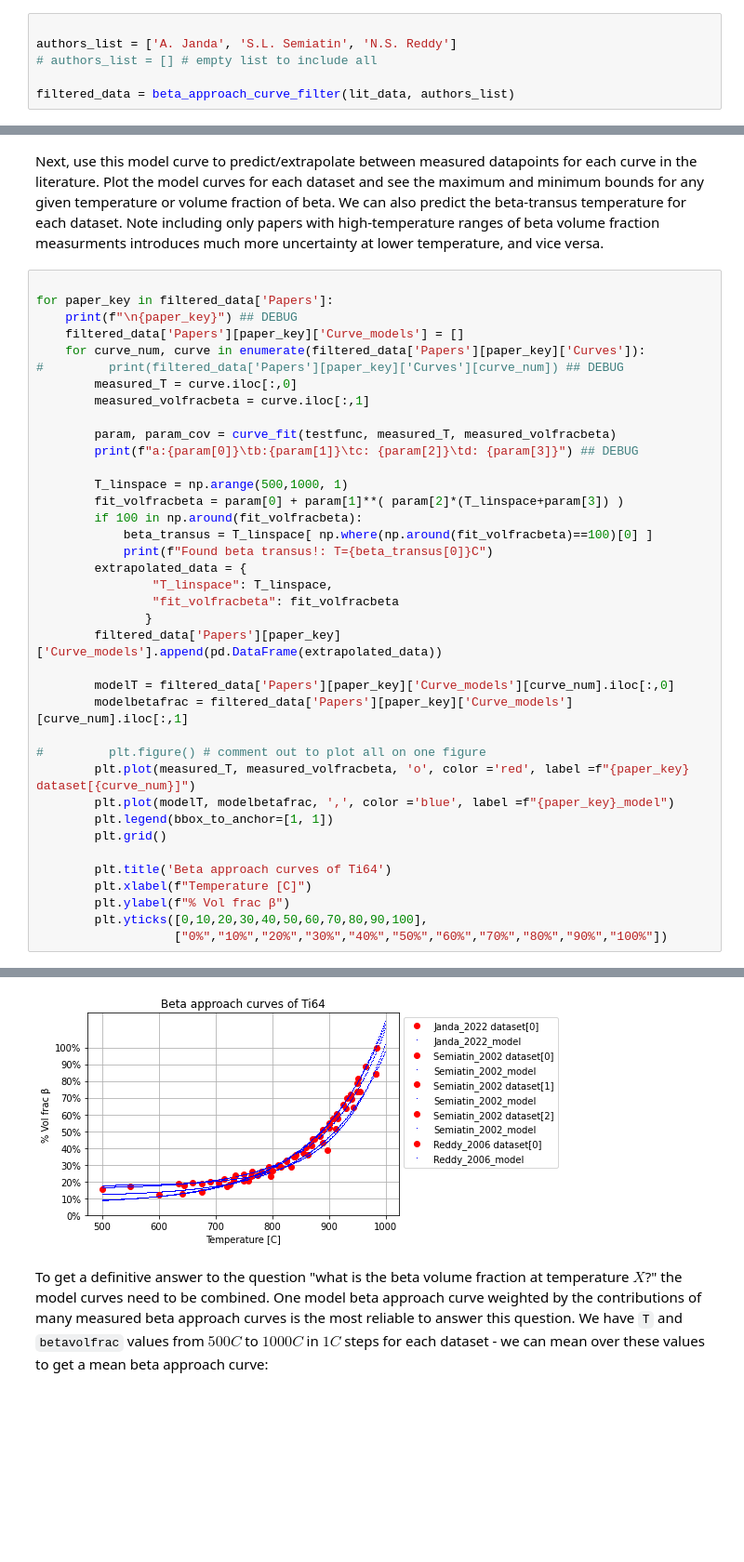
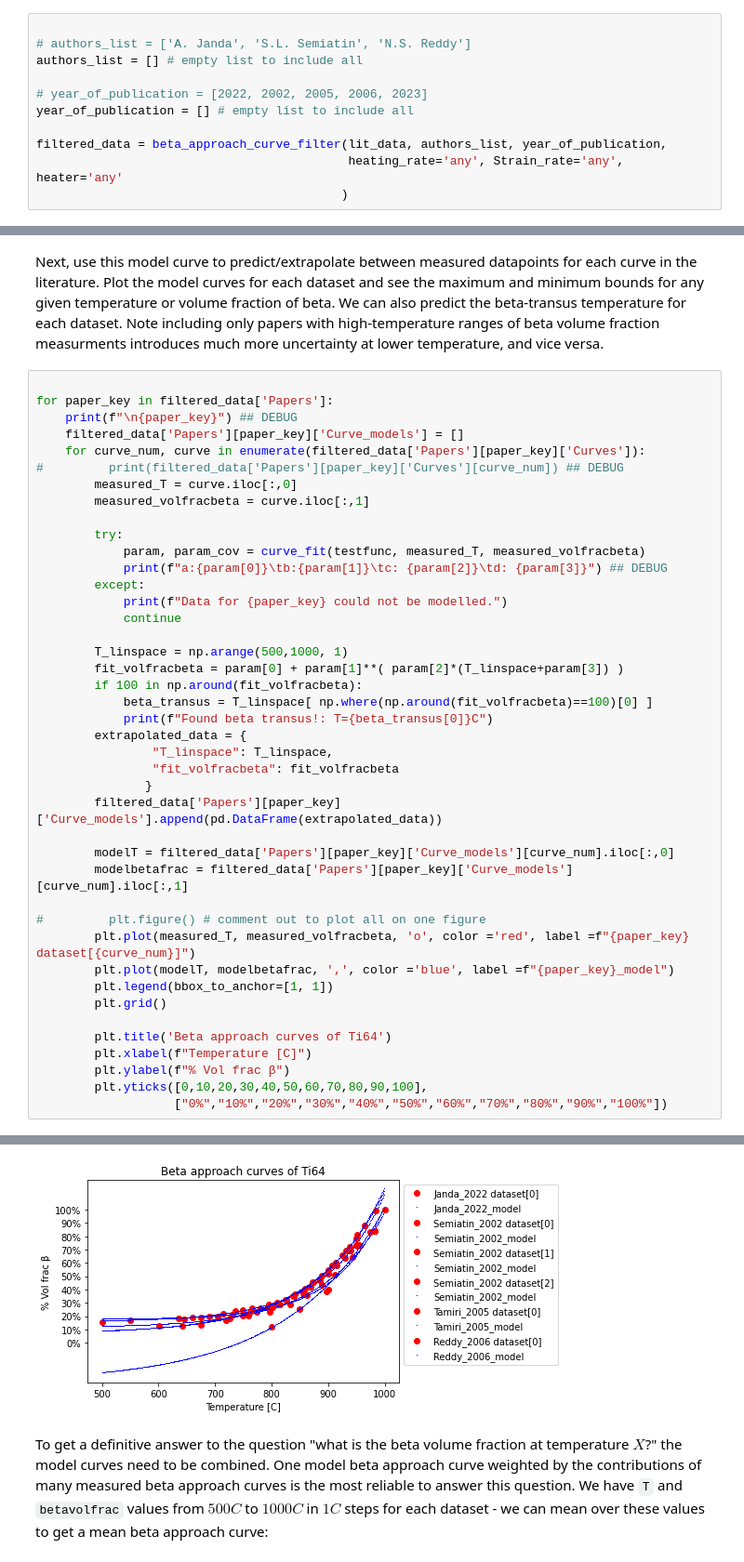
Before and after one commit to RoryAtBar/Ti64-statistical-modelling, a Jupyter notebook: Beta-approach_curve_plotter.ipynb, the cells around one changed output, grey strips where cells are left out. Shown at 93% size. Cells and saved outputs as stored; diff of their text form; blank space fills up the shorter version.

```diff
--- a/Beta-approach_curve_plotter.ipynb
+++ b/Beta-approach_curve_plotter.ipynb
@@ -46,10 +46,15 @@ Filter out and plot only the desired beta approach curves from the literature da
 Save paper metadata and beta-approach curves to a dictionary `filtered_data`, which can be saved to a `.pkl` file to be plotted alongside other data in a different code. The `filtered_data` dictionary can be easily parsed to plot all the data on the same plot.
 # %%
 
-authors_list = ['A. Janda', 'S.L. Semiatin', 'N.S. Reddy']
-# authors_list = [] # empty list to include all
+# authors_list = ['A. Janda', 'S.L. Semiatin', 'N.S. Reddy']
+authors_list = [] # empty list to include all
 
-filtered_data = beta_approach_curve_filter(lit_data, authors_list)
+# year_of_publication = [2022, 2002, 2005, 2006, 2023]
+year_of_publication = [] # empty list to include all
+
+filtered_data = beta_approach_curve_filter(lit_data, authors_list, year_of_publication,
+                                           heating_rate='any', Strain_rate='any', heater='any'
+                                          )
 # %%
 beta_approach_curve_plotter(filtered_data)
 
@@ -89,8 +94,12 @@ for paper_key in filtered_data['Papers']:
         measured_T = curve.iloc[:,0]
         measured_volfracbeta = curve.iloc[:,1]
 
-        param, param_cov = curve_fit(testfunc, measured_T, measured_volfracbeta)
-        print(f"a:{param[0]}\tb:{param[1]}\tc: {param[2]}\td: {param[3]}") ## DEBUG
+        try:
+            param, param_cov = curve_fit(testfunc, measured_T, measured_volfracbeta)
+            print(f"a:{param[0]}\tb:{param[1]}\tc: {param[2]}\td: {param[3]}") ## DEBUG
+        except:
+            print(f"Data for {paper_key} could not be modelled.")
+            continue
 
         T_linspace = np.arange(500,1000, 1)
         fit_volfracbeta = param[0] + param[1]**( param[2]*(T_linspace+param[3]) )
@@ -132,7 +144,7 @@ Found beta transus!: T=997C
 Reddy_2006
 a:6.2870677479286226    b:1.003958728724647     c: 2.014072091301915    d: -411.96034463333336
 Found beta transus!: T=982C
-[figure, old version]
+[figure, new version]
 # %% [markdown]
 To get a definitive answer to the question "what is the beta volume fraction at temperature $X$?" the model curves need to be combined.
 One model beta approach curve weighted by the contributions of many measured beta approach curves is the most reliable to answer this question.
```
Also changed, not shown: parts of 4 cells of this notebook.
